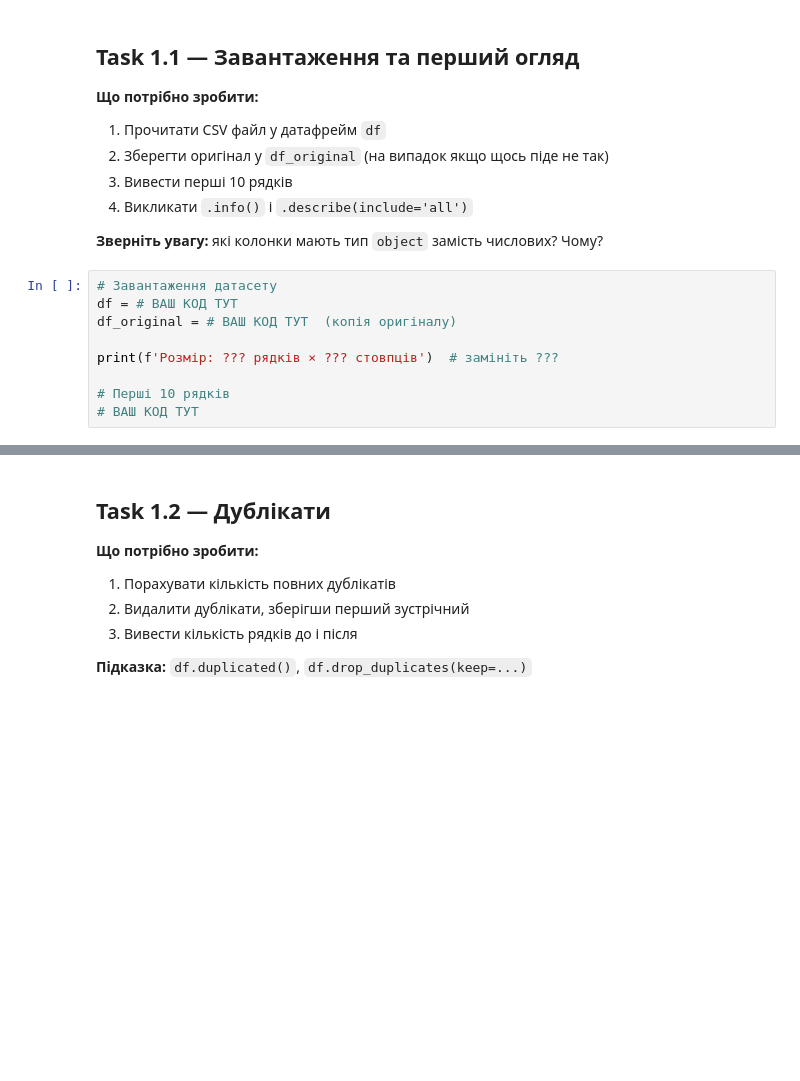
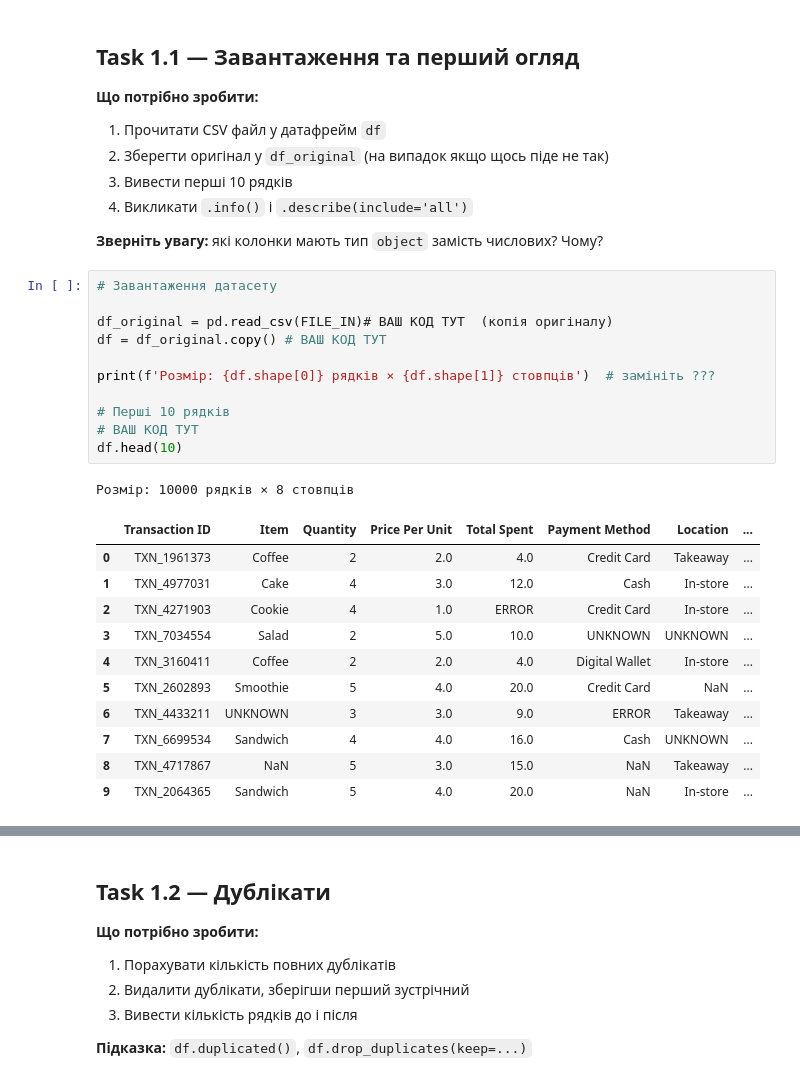
Before and after one commit to NatalieAleksandrova2026/Analysis_Cafe_Sales, a Jupyter notebook: cafe_eda_workbook_version2.ipynb, the cells around one changed output, grey strips where cells are left out. Cells and saved outputs as stored; diff of their text form; blank space fills up the shorter version.

```diff
--- a/cafe_eda_workbook_version2.ipynb
+++ b/cafe_eda_workbook_version2.ipynb
@@ -64,13 +66,28 @@ print('✓ Готово. Починаємо!')
 **Зверніть увагу:** які колонки мають тип `object` замість числових? Чому?
 # %%
 # Завантаження датасету
-df = # ВАШ КОД ТУТ
-df_original = # ВАШ КОД ТУТ  (копія оригіналу)
 
-print(f'Розмір: ??? рядків × ??? стовпців')  # замініть ???
+df_original = pd.read_csv(FILE_IN)# ВАШ КОД ТУТ  (копія оригіналу)
+df = df_original.copy() # ВАШ КОД ТУТ
+
+print(f'Розмір: {df.shape[0]} рядків × {df.shape[1]} стовпців')  # замініть ???
 
 # Перші 10 рядків
 # ВАШ КОД ТУТ
+df.head(10)
+# %% [output]
+Розмір: 10000 рядків × 8 стовпців
+|  | Transaction ID | Item | Quantity | Price Per Unit | Total Spent | Payment Method | Location | ... |
+| 0 | TXN_1961373 | Coffee | 2 | 2.0 | 4.0 | Credit Card | Takeaway | ... |
+| 1 | TXN_4977031 | Cake | 4 | 3.0 | 12.0 | Cash | In-store | ... |
+| 2 | TXN_4271903 | Cookie | 4 | 1.0 | ERROR | Credit Card | In-store | ... |
+| 3 | TXN_7034554 | Salad | 2 | 5.0 | 10.0 | UNKNOWN | UNKNOWN | ... |
+| 4 | TXN_3160411 | Coffee | 2 | 2.0 | 4.0 | Digital Wallet | In-store | ... |
+| 5 | TXN_2602893 | Smoothie | 5 | 4.0 | 20.0 | Credit Card | NaN | ... |
+| 6 | TXN_4433211 | UNKNOWN | 3 | 3.0 | 9.0 | ERROR | Takeaway | ... |
+| 7 | TXN_6699534 | Sandwich | 4 | 4.0 | 16.0 | Cash | UNKNOWN | ... |
+| 8 | TXN_4717867 | NaN | 5 | 3.0 | 15.0 | NaN | Takeaway | ... |
+| 9 | TXN_2064365 | Sandwich | 5 | 4.0 | 20.0 | NaN | In-store | ... |
 # %%
 # Загальна інформація про датафрейм
 # ВАШ КОД ТУТ
```
Also changed, not shown: parts of 16 cells of this notebook.
